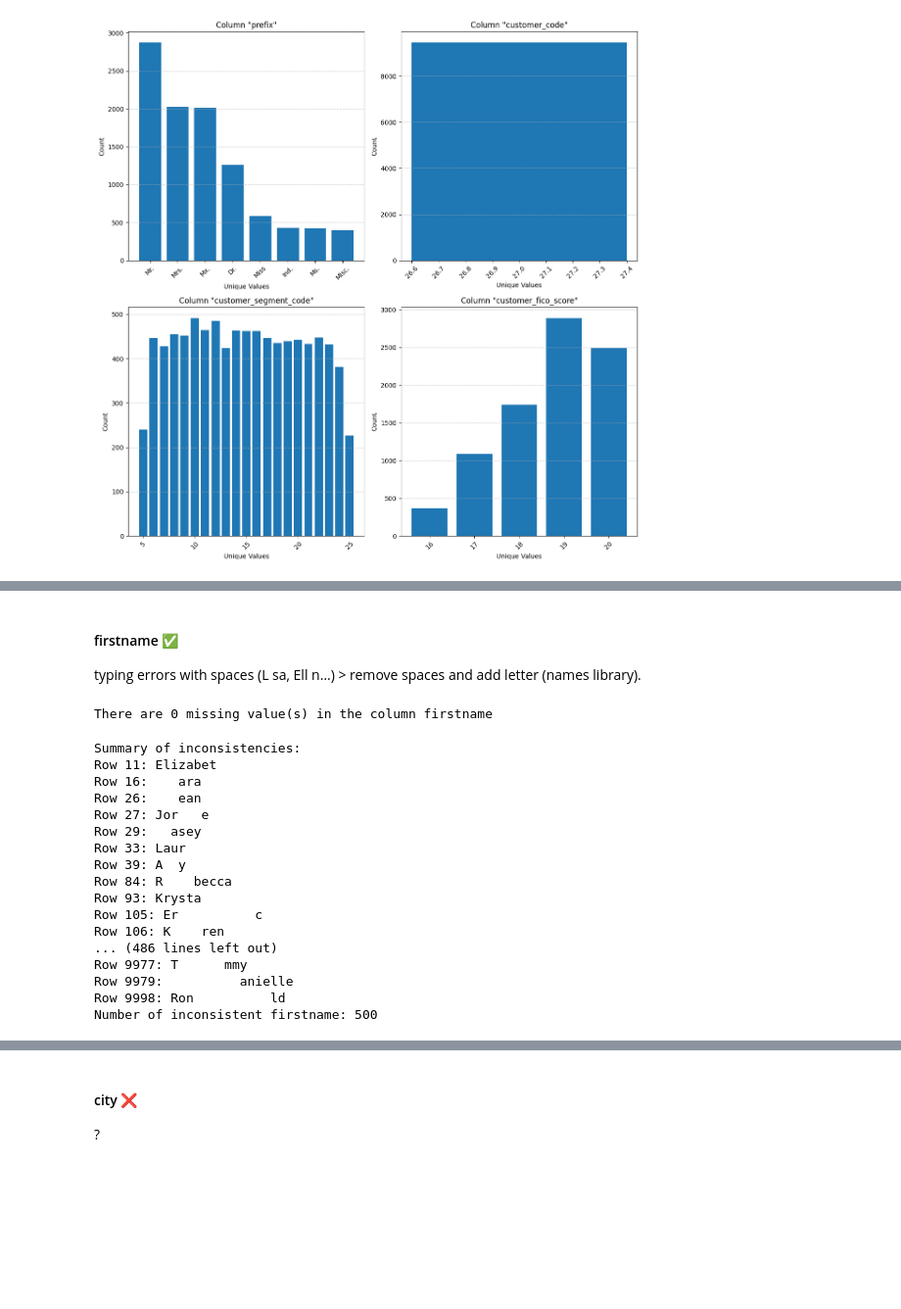
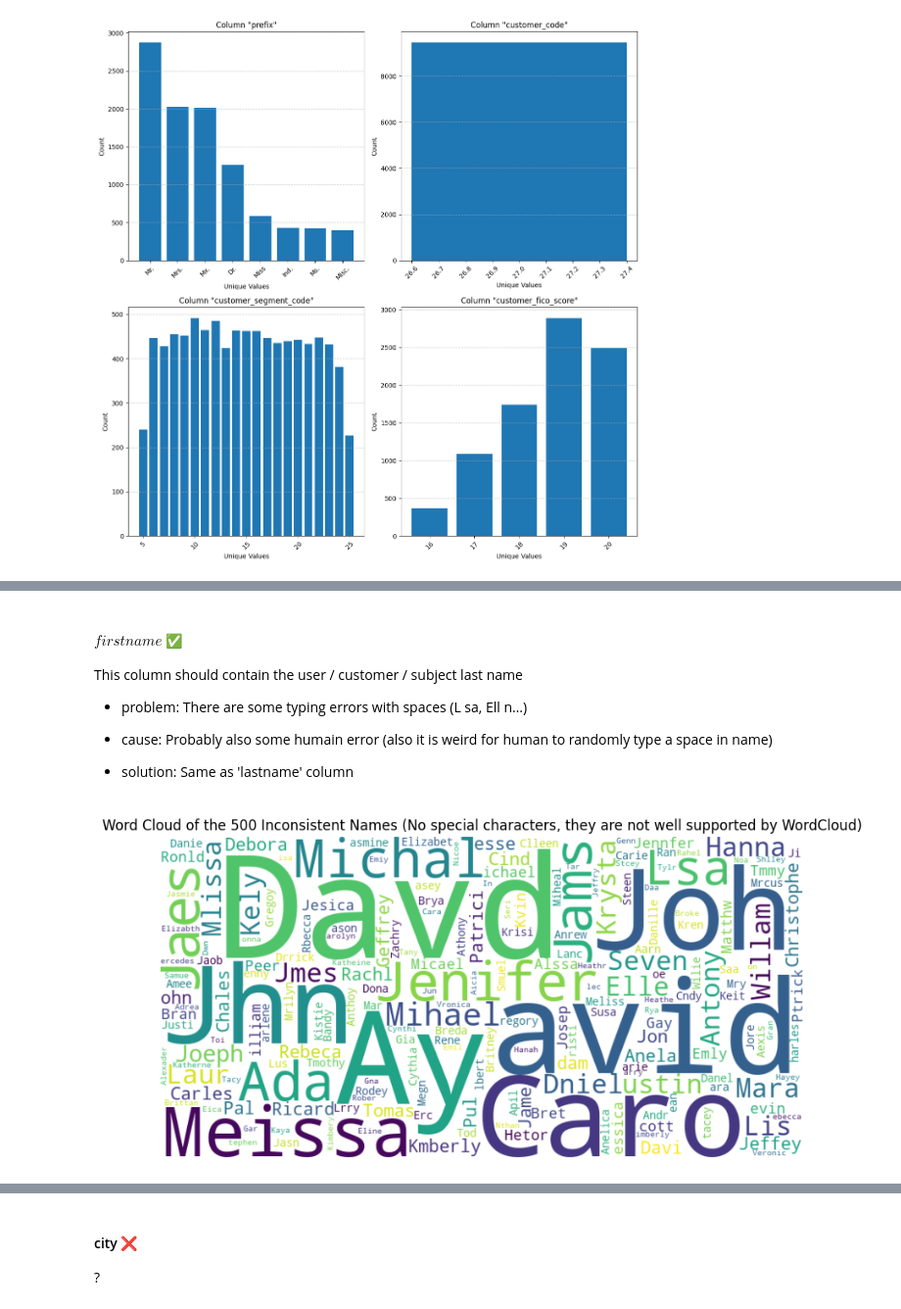
Before and after one commit to Romain-Jochum/ECC_Data_Cleansing, a Jupyter notebook: final_project.ipynb, the cells around one changed output, grey strips where cells are left out. Shown at 98% size. Saved outputs shown, nothing was run; the diff lists cells and outputs as text; code cells hidden in the pictures; blank space fills up the shorter version.

```diff
--- a/final_project.ipynb
+++ b/final_project.ipynb
@@ -234,30 +383,17 @@ Difference between Original and Cleaned DataFrames:
 # %% [markdown]
-#### firstname ✅
-typing errors with spaces (L   sa, Ell   n…) > remove spaces and add letter (names library).
+#### $firstname$  ✅
+ This column should contain the user / customer / subject last name
+- problem: There are some typing errors with spaces (L   sa, Ell   n…)
+
+- cause: Probably also some humain error (also it is weird for human to randomly type a space in name)
+
+- solution: Same as 'lastname' column
 # %%
 interested_column = 'firstname'
-lastname_clean_obj = name_str_cleaning(df, interested_column)
+firstname_clean_obj = NameCleaning(df, interested_column)
+firstname_clean_obj.find_missing_values(show = False)
+firstname_clean_obj.identify_inconsistencies(show = False)
+firstname_clean_obj.raw_dirtiness()
+firstname_clean_obj.generate_wordcloud()
+# %% [output]
+[figure, added]
-# %%
-lastname_clean_obj.find_missing_values()
-# %% [output]
-There are 0 missing value(s) in the column firstname
-# %%
-lastname_clean_obj.identify_inconsistencies()
-# %% [output]
-Summary of inconsistencies:
-Row 11: Elizabet
-Row 16:    ara
-Row 26:    ean
-Row 27: Jor   e
-Row 29:   asey
-Row 33: Laur
-Row 39: A  y
-Row 84: R    becca
-Row 93: Krysta
-Row 105: Er          c
-Row 106: K    ren
-... (486 lines left out)
-Row 9977: T      mmy
-Row 9979:          anielle
-Row 9998: Ron          ld
-Number of inconsistent firstname: 500
```
Also changed, not shown: parts of 60 cells of this notebook, 1 other file.
